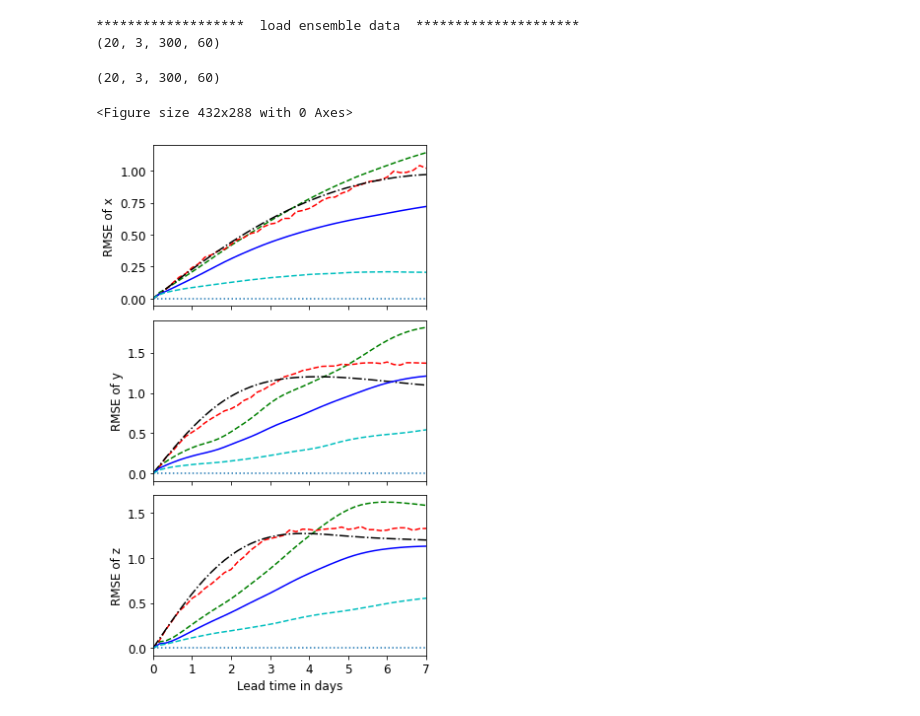
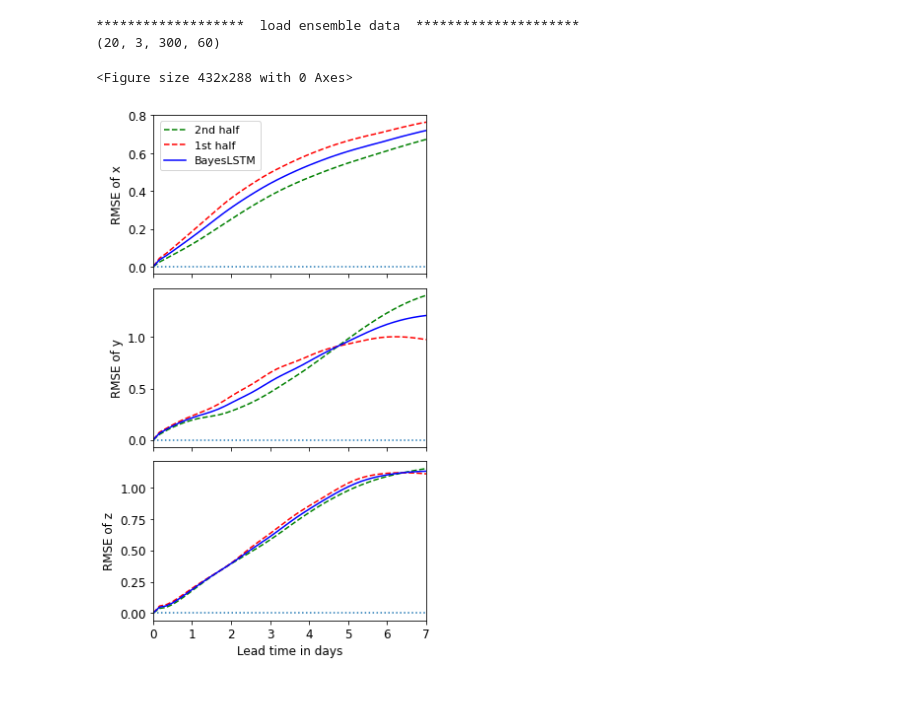
Before and after one commit to geek-yang/DeepArctic, a Jupyter notebook: BayesMap/Lorenz84/paperFigs/ultra_long_series/forecast_Lorens84_skills_metrics_per6t_robust.ipynb, the cells around one changed output. Cells and saved outputs as stored; diff of their text form; code cells hidden in the pictures.

Commit message:
check robustness of forecast

```diff
--- a/BayesMap/Lorenz84/paperFigs/ultra_long_series/forecast_Lorens84_skills_metrics_per6t_robust.ipynb
+++ b/BayesMap/Lorenz84/paperFigs/ultra_long_series/forecast_Lorens84_skills_metrics_per6t_robust.ipynb
@@ -310,10 +301,6 @@ z 0.9177685982494913
 # %% [output]
 *******************  load ensemble data  *********************
 (20, 3, 300, 60)
-# %%
-print(prob_pred_xyz.shape)
-# %% [output]
-(20, 3, 300, 60)
 # %%
     ###################################################################################################
     ###########        Launch Lorenz 84 model with periodic forcing with longer series      ###########
@@ -412,19 +377,6 @@ print(prob_pred_xyz.shape)
     ##############################################################################################################
     ###########       Compute RMSE with given ensemble predictands and deterministic observation       ###########
     ##############################################################################################################
-    # Write CSV file
-    # with open(os.path.join(output_path, "RMSE.csv"), "wt+") as fp:
-    #     writer = csv.writer(fp, delimiter=",")
-    #     writer.writerow(["x", "y", "z", "VAR"])  # write header
-    #     writer.writerow(np.arange(step_lead))  # write header
-    #     writer.writerows(rmse_VAR_mean.T)
-    #     writer.writerow(["x", "y", "z", "Bayes"])
-    #     writer.writerow(np.arange(step_lead))  # write header
-    #     writer.writerows(rmse_bayes_mean.T)
-    #     writer.writerow(["x", "y", "z", "persistence"])
-    #     writer.writerow(np.arange(step_lead))  # write header
-    #     writer.writerows(rmse_persist.T)
-
     display_upto = 42
 
     index = np.arange(0, step_lead)
@@ -434,23 +386,17 @@ print(prob_pred_xyz.shape)
     fig04.set_size_inches(4.8, 8, forward=True)
 
     # rmse of forecast
-    ax1.plot(np.arange(display_upto+1), rmse_bayes_median_error[:display_upto+1,0], color='g', linestyle='dashed', label='BayesLSTM random error')
-    ax1.plot(np.arange(display_upto+1), rmse_VAR_mean[:display_upto+1,0], color='r', linestyle='dashed', label='VAR')
-    ax1.plot(np.arange(display_upto+1), rmse_persist[:display_upto+1,0], color='k', linestyle='dashdot', label='Persistence')
+    ax1.plot(np.arange(display_upto+1), rmse_bayes_2nd_half_mean[:display_upto+1,0], color='g', linestyle='dashed', label='2nd half')
+    ax1.plot(np.arange(display_upto+1), rmse_bayes_1st_half_mean[:display_upto+1,0], color='r', linestyle='dashed', label='1st half')
     ax1.plot(np.arange(display_upto+1), rmse_bayes_mean[:display_upto+1,0], 'b', label='BayesLSTM')
-    ax1.plot(np.arange(display_upto+1), rms_bayes_spread_mean[:display_upto+1,0], color='c', linestyle='dashed', label='BayesLSTM(RMS)')
 
-    ax2.plot(np.arange(display_upto+1), rmse_bayes_median_error[:display_upto+1,1], color='g', linestyle='dashed', label='BayesLSTM random error')
-    ax2.plot(np.arange(display_upto+1), rmse_VAR_mean[:display_upto+1,1], color='r', linestyle='dashed', label='VAR')
-    ax2.plot(np.arange(display_upto+1), rmse_persist[:display_upto+1,1], color='k', linestyle='dashdot', label='Persistence')
-    ax2.plot(np.arange(display_upto+1), rmse_bayes_mean[:display_upto+1,1], 'b', label='BayesLSTM')
-    ax2.plot(np.arange(display_upto+1), rms_bayes_spread_mean[:display_upto+1,1], color='c', linestyle='dashed', label='BayesLSTM(RMS)')
+    ax2.plot(np.arange(display_upto+1), rmse_bayes_2nd_half_mean[:display_upto+1,1], color='g', linestyle='dashed', label='2nd half')
+    ax2.plot(np.arange(display_upto+1), rmse_bayes_1st_half_mean[:display_upto+1,1], color='r', linestyle='dashed', label='1st half')
+    ax2.plot(np.arange(display_upto+1), rmse_bayes_mean[:display_upto+1,1], 'b', label='Full series')
 
-    ax3.plot(np.arange(display_upto+1), rmse_bayes_median_error[:display_upto+1,2], color='g', linestyle='dashed', label='BayesLSTM random error')
-    ax3.plot(np.arange(display_upto+1), rmse_VAR_mean[:display_upto+1,2], color='r', linestyle='dashed', label='VAR')
-    ax3.plot(np.arange(display_upto+1), rmse_persist[:display_upto+1,2], color='k', linestyle='dashdot', label='Persistence')
+    ax3.plot(np.arange(display_upto+1), rmse_bayes_2nd_half_mean[:display_upto+1,2], color='g', linestyle='dashed', label='2nd half')
+    ax3.plot(np.arange(display_upto+1), rmse_bayes_1st_half_mean[:display_upto+1,2], color='r', linestyle='dashed', label='1st half')
     ax3.plot(np.arange(display_upto+1), rmse_bayes_mean[:display_upto+1,2], 'b', label='BayesLSTM')
-    ax3.plot(np.arange(display_upto+1), rms_bayes_spread_mean[:display_upto+1,2], color='c', linestyle='dashed', label='BayesLSTM(RMS)')
 
     ax1.axhline(y=0, ls = ':')
     ax2.axhline(y=0, ls = ':')
@@ -460,34 +406,33 @@ print(prob_pred_xyz.shape)
     ax2.set_xlim(0, display_upto)
     ax3.set_xlim(0, display_upto)
 
     ax1.set_xticks(np.arange(0,display_upto+1,3))
     ax2.set_xticks(np.arange(0,display_upto+1,3))
     ax3.set_xticks(np.arange(0,display_upto+1,3))
 
     #ax1.set_ylim(0, 0.5)
     #ax2.set_ylim(0, 0.5)
     #ax3.set_ylim(0, 0.5)
 
     ax1.set_ylabel("RMSE of x", fontsize=12)
     ax2.set_ylabel("RMSE of y", fontsize=12)
     ax3.set_ylabel("RMSE of z", fontsize=12)
 
     plt.xlabel("Lead time in days", fontsize=12)
 
     plt.xticks(np.arange(0,display_upto+1,6),np.arange(0,display_upto//6+1))
     ax1.tick_params(axis='both', which='major', labelsize=12)
     ax2.tick_params(axis='both', which='major', labelsize=12)
     ax3.tick_params(axis='both', which='major', labelsize=12)
 
-    # ax1.legend(frameon=True, bbox_to_anchor=(0.005,0.995), prop={'size': 11.0}, loc=2)
+    ax1.legend(frameon=True, bbox_to_anchor=(0.005,0.995), prop={'size': 11.0}, loc=2)
     # ax2.legend(frameon=True, bbox_to_anchor=(0.98,0.05), prop={'size': 11.0}, loc=4)
     # ax3.legend(frameon=True, bbox_to_anchor=(1.05,0.5), prop={'size': 11.0}, loc='center left',) # only 4 legend
 
     plt.tight_layout()
 
     plt.show()
-    fig04.savefig(os.path.join(output_path,'rmse.png'),dpi=150)
-    # fig04.savefig(os.path.join(output_path,'rmse4legend.png'),dpi=150) # only 4 legend
+    fig04.savefig(os.path.join(output_path,'rmse_robust.png'),dpi=150)
 # %% [output]
 <Figure size 432x288 with 0 Axes>
-[figure, old version]
+[figure, new version]
```
Also changed, not shown: parts of 6 cells of this notebook.
